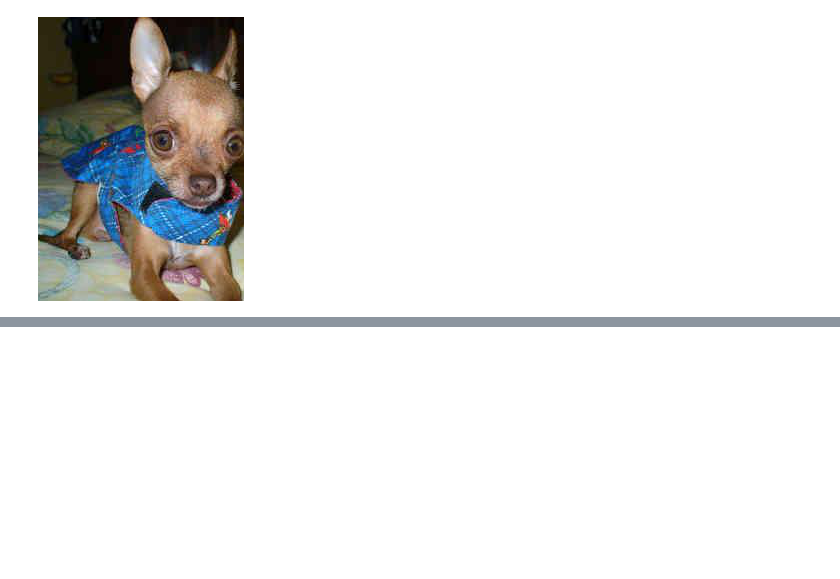
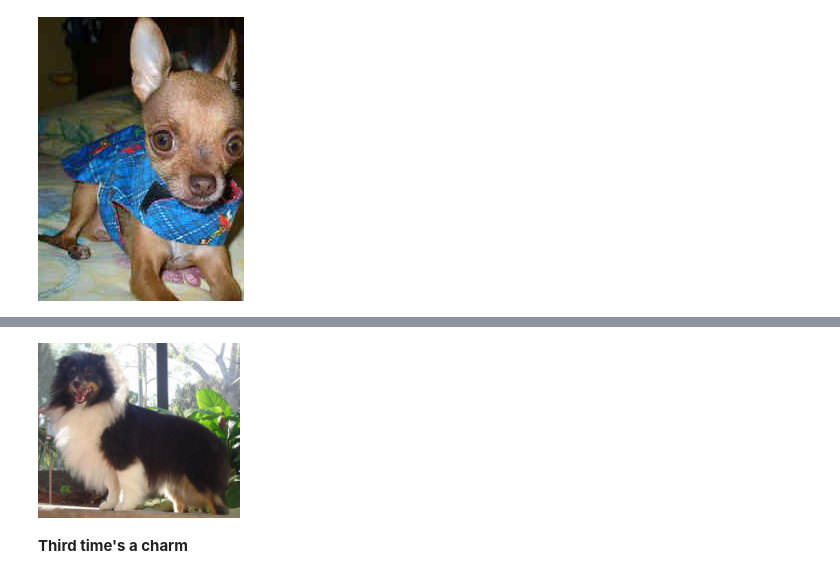
Before and after one commit to ZombieSocrates/ml-udacity-capstone, a Jupyter notebook: 1-Data_Exploration_Preprocessing.ipynb, the cells around one changed output, grey strips where cells are left out. Saved outputs shown, nothing was run; the diff lists cells and outputs as text; code cells hidden in the pictures; blank space fills up the shorter version.

```diff
--- a/1-Data_Exploration_Preprocessing.ipynb
+++ b/1-Data_Exploration_Preprocessing.ipynb
@@ -392,0 +677,6 @@ display(Image.open(foo_img).crop(box = extract_bbox_coords(foo_annot)))
+# %%
+display(Image.open(err_img).crop(box = err_bbox).convert("RGB"))
+# %% [output]
+[figure, added]
+# %% [markdown]
+**Third time's a charm**
```
Also changed, not shown: parts of 41 cells of this notebook, 2 other files.
